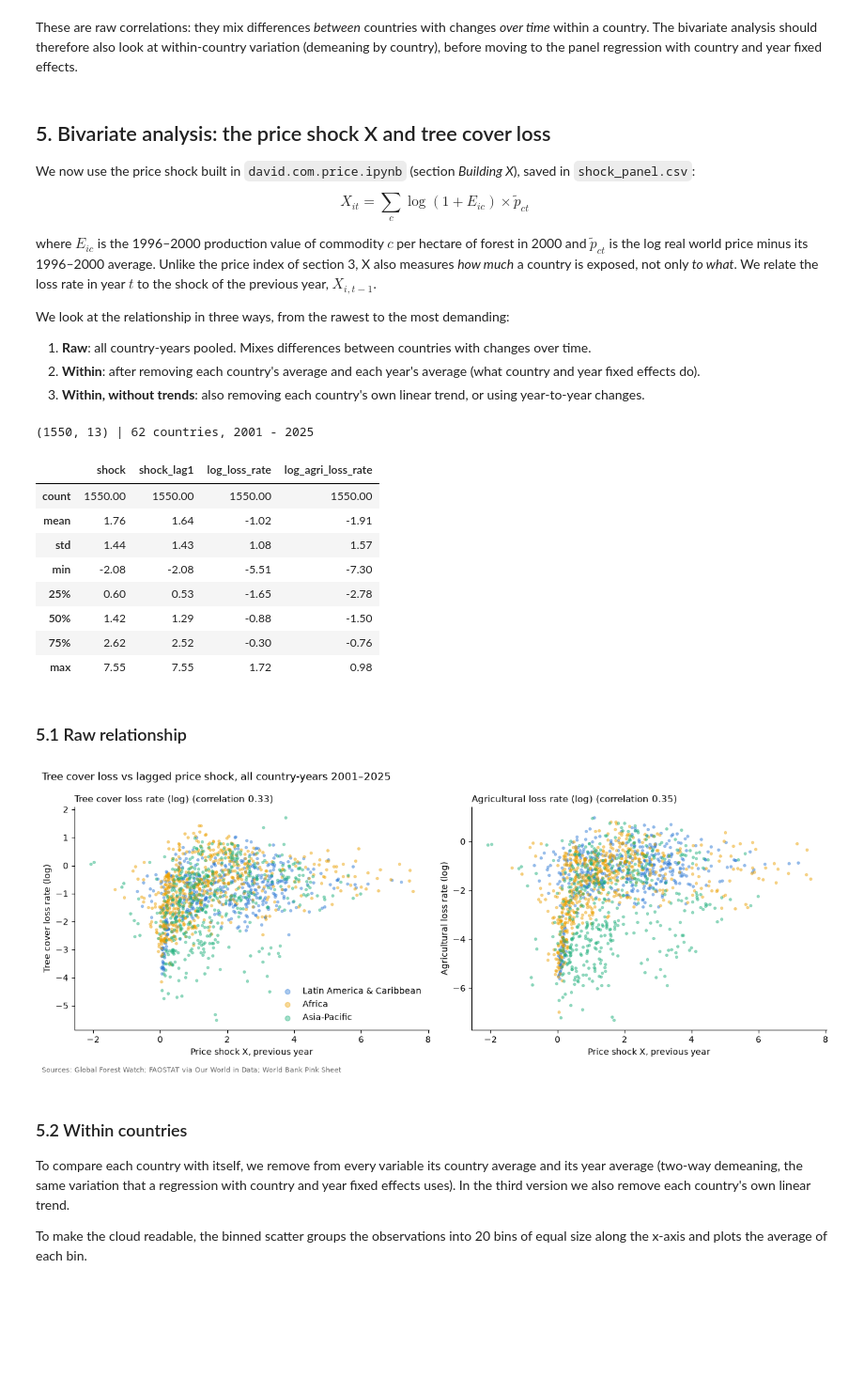
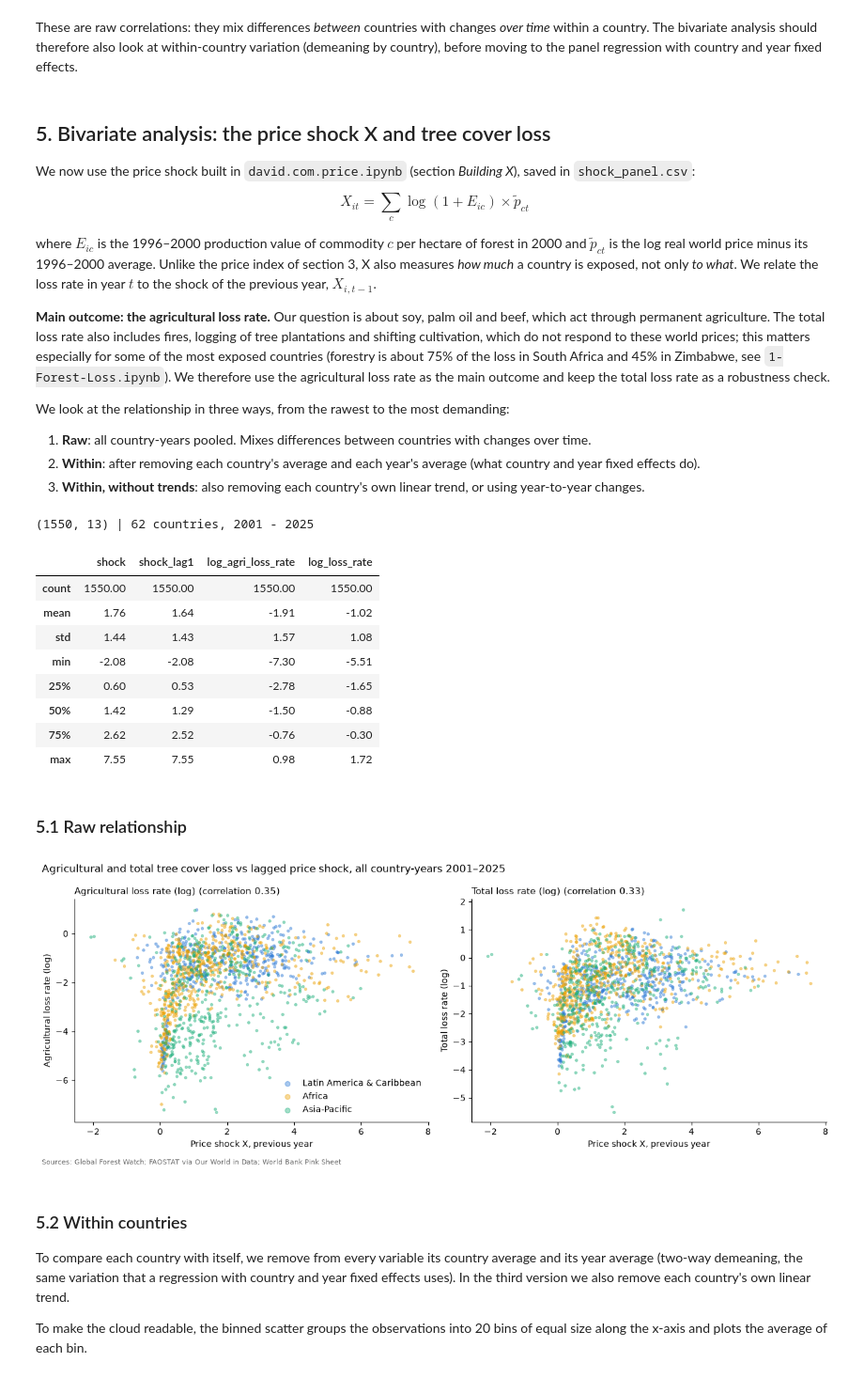
Before and after one commit to AndrewEberhardt/DataScienceProject, a Jupyter notebook: notebooks/2-Bivariate-Data.ipynb, the cells around one changed output. Shown at 94% size. Saved outputs shown, nothing was run; the diff lists cells and outputs as text; code cells hidden in the pictures; blank space fills up the shorter version.

```diff
--- a/notebooks/2-Bivariate-Data.ipynb
+++ b/notebooks/2-Bivariate-Data.ipynb
@@ -259,6 +259,8 @@ $$X_{it} = \sum_{c} \log(1 + E_{ic}) \times \tilde p_{ct}$$
 
 where $E_{ic}$ is the 1996–2000 production value of commodity $c$ per hectare of forest in 2000 and $\tilde p_{ct}$ is the log real world price minus its 1996–2000 average. Unlike the price index of section 3, X also measures *how much* a country is exposed, not only *to what*. We relate the loss rate in year $t$ to the shock of the previous year, $X_{i,t-1}$.
 
+**Main outcome: the agricultural loss rate.** Our question is about soy, palm oil and beef, which act through permanent agriculture. The total loss rate also includes fires, logging of tree plantations and shifting cultivation, which do not respond to these world prices; this matters especially for some of the most exposed countries (forestry is about 75% of the loss in South Africa and 45% in Zimbabwe, see `1-Forest-Loss.ipynb`). We therefore use the agricultural loss rate as the main outcome and keep the total loss rate as a robustness check.
+
 We look at the relationship in three ways, from the rawest to the most demanding:
 1. **Raw**: all country-years pooled. Mixes differences between countries with changes over time.
 2. **Within**: after removing each country's average and each year's average (what country and year fixed effects do).
@@ -267,41 +269,43 @@ We look at the relationship in three ways, from the rawest to the most demanding
 shock = pd.read_csv(PROCESSED + "shock_panel.csv")
 print(shock.shape, "|", shock.iso3.nunique(), "countries,", shock.year.min(), "-", shock.year.max())
 
-OUTCOMES = {"log_loss_rate": "Tree cover loss rate (log)", "log_agri_loss_rate": "Agricultural loss rate (log)"}
+# main outcome first: agricultural loss rate; total loss rate as robustness
+OUTCOMES = {"log_agri_loss_rate": "Agricultural loss rate (log)", "log_loss_rate": "Total loss rate (log)"}
+MAIN_Y = "log_agri_loss_rate"
 REGION_COLORS = {"Latin America & Caribbean": "#2a78d6", "Africa": "#eda100", "Asia-Pacific": "#1baf7a"}
 shock[["shock", "shock_lag1"] + list(OUTCOMES)].describe().round(2)
 # %% [output]
 (1550, 13) | 62 countries, 2001 - 2025
-|  | shock | shock_lag1 | log_loss_rate | log_agri_loss_rate |
+|  | shock | shock_lag1 | log_agri_loss_rate | log_loss_rate |
 | count | 1550.00 | 1550.00 | 1550.00 | 1550.00 |
-| mean | 1.76 | 1.64 | -1.02 | -1.91 |
-| std | 1.44 | 1.43 | 1.08 | 1.57 |
-| min | -2.08 | -2.08 | -5.51 | -7.30 |
-| 25% | 0.60 | 0.53 | -1.65 | -2.78 |
-| 50% | 1.42 | 1.29 | -0.88 | -1.50 |
-| 75% | 2.62 | 2.52 | -0.30 | -0.76 |
-| max | 7.55 | 7.55 | 1.72 | 0.98 |
+| mean | 1.76 | 1.64 | -1.91 | -1.02 |
+| std | 1.44 | 1.43 | 1.57 | 1.08 |
+| min | -2.08 | -2.08 | -7.30 | -5.51 |
+| 25% | 0.60 | 0.53 | -2.78 | -1.65 |
+| 50% | 1.42 | 1.29 | -1.50 | -0.88 |
+| 75% | 2.62 | 2.52 | -0.76 | -0.30 |
+| max | 7.55 | 7.55 | 0.98 | 1.72 |
 # %% [markdown]
 ### 5.1 Raw relationship
 # %%
 fig, axes = plt.subplots(1, 2, figsize=(13, 5), sharex=True)
 for ax, (y, label) in zip(axes, OUTCOMES.items()):
     for region, col in REGION_COLORS.items():
         d = shock[shock.region == region]
         ax.scatter(d["shock_lag1"], d[y], s=8, alpha=0.4, color=col, label=region)
     r = shock[y].corr(shock["shock_lag1"])
     ax.set_title(f"{label} (correlation {r:.2f})", loc="left", fontsize=11)
     ax.set_xlabel("Price shock X, previous year")
     ax.set_ylabel(label)
     ax.spines[["top", "right"]].set_visible(False)
 axes[0].legend(frameon=False, markerscale=2)
-fig.suptitle("Tree cover loss vs lagged price shock, all country-years 2001–2025", x=0.01, ha="left")
+fig.suptitle("Agricultural and total tree cover loss vs lagged price shock, all country-years 2001–2025", x=0.01, ha="left")
 add_source(fig)
 plt.tight_layout(rect=(0, 0.03, 1, 1))
 fig.savefig(FIGURES + "bivariate_raw.png", dpi=200, bbox_inches="tight")
 plt.show()
 # %% [output]
-[figure, old version]
+[figure, new version]
 # %% [markdown]
 ### 5.2 Within countries
 
```
Also changed, not shown: parts of 11 cells of this notebook, 5 other files.
